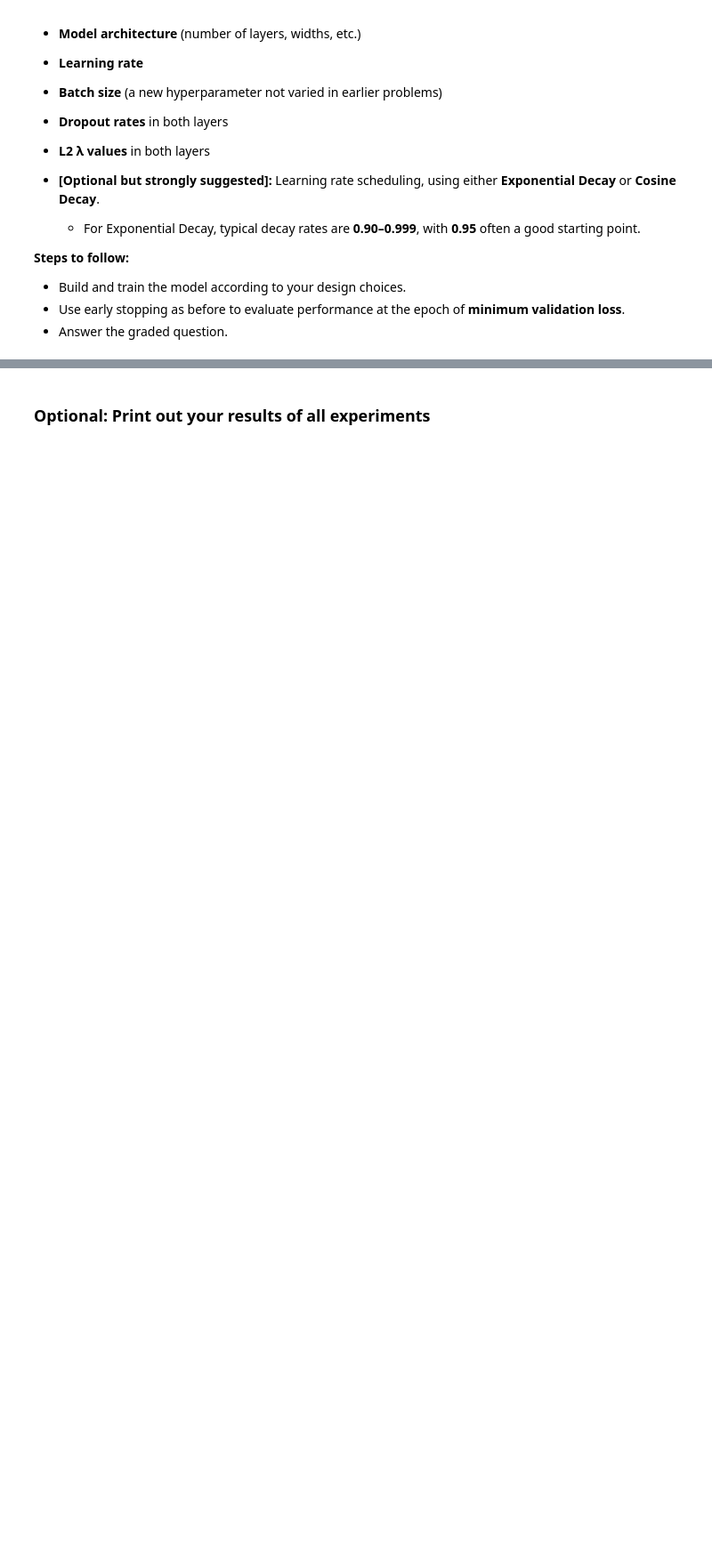
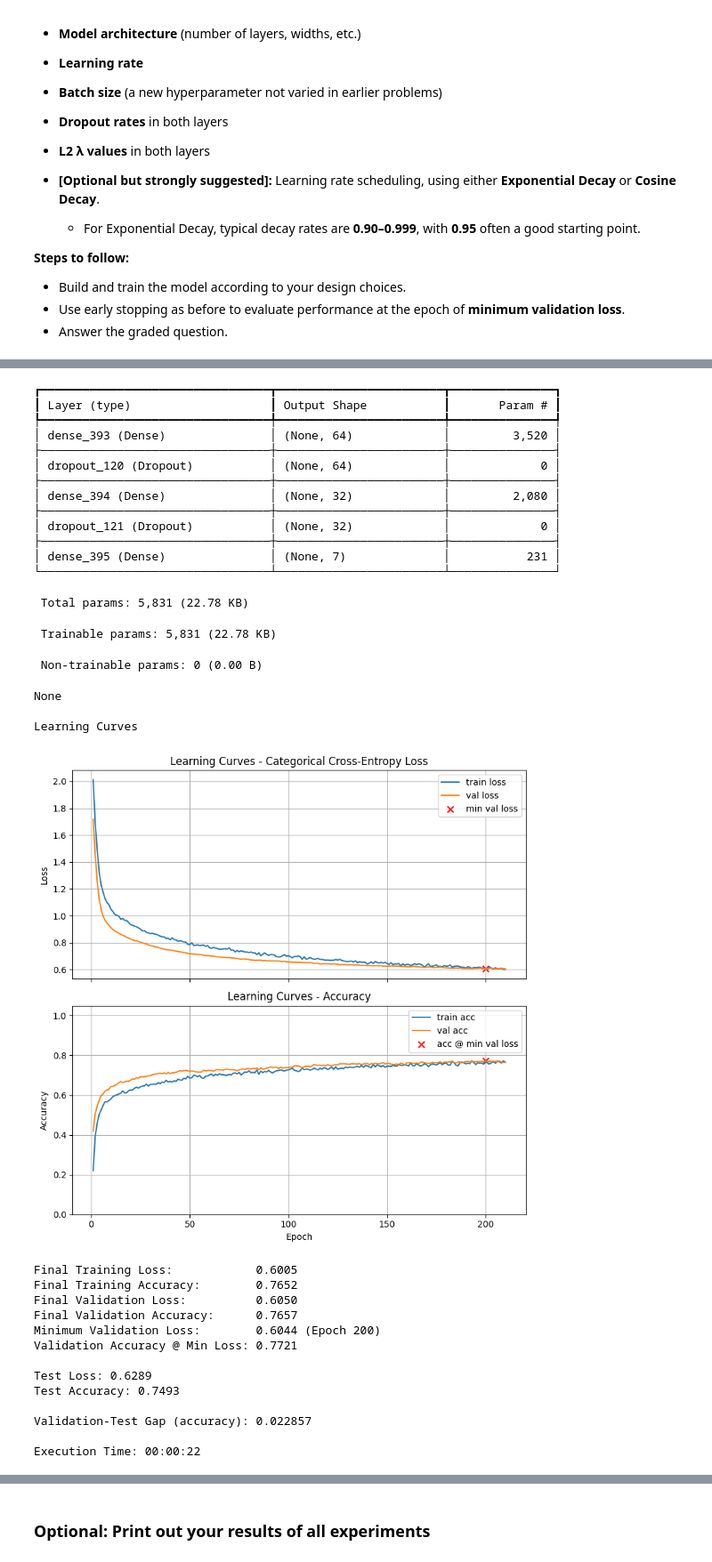
Before and after one commit to calebhadley1/Advanced_ML_and_AI_Coursework, a Jupyter notebook: Homework_03.ipynb, the cells around one changed output, grey strips where cells are left out. Shown at 89% size. Drawn from its saved outputs; the diff is of its cells as text; code cells hidden in the pictures; blank space fills up the shorter version.

```diff
--- a/Homework_03.ipynb
+++ b/Homework_03.ipynb
@@ -1682,0 +1678,18 @@ Execution Time: 00:00:19
+# %%
+# introduce exp decay
+from tensorflow.keras.optimizers.schedules import CosineDecay
+
+decay = ExponentialDecay(initial_learning_rate=1e-3, decay_steps=5_000, decay_rate=0.9)
+
+final_model_trial2 = build_model(
+    n_inputs=X_train.shape[1],
+    # (width, act, l2_lambda, dropout_rate)
+    layer_list=[
+        (64, 'relu', 1e-4, 0.4),
+        (32, 'relu', 1e-3, 0.1)
+    ],
+    n_classes=n_classes
+)
+print(final_model_trial2.summary())
+train_and_test(model=final_model_trial2, lr_schedule=5e-4)
+# %% [output]
@@ -1683,3 +1697,36 @@ Execution Time: 00:00:19
+┏━━━━━━━━━━━━━━━━━━━━━━━━━━━━━━━━━┳━━━━━━━━━━━━━━━━━━━━━━━━┳━━━━━━━━━━━━━━━┓
+┃ Layer (type)                    ┃ Output Shape           ┃       Param # ┃
+┡━━━━━━━━━━━━━━━━━━━━━━━━━━━━━━━━━╇━━━━━━━━━━━━━━━━━━━━━━━━╇━━━━━━━━━━━━━━━┩
+│ dense_393 (Dense)               │ (None, 64)             │         3,520 │
+├─────────────────────────────────┼────────────────────────┼───────────────┤
+│ dropout_120 (Dropout)           │ (None, 64)             │             0 │
+├─────────────────────────────────┼────────────────────────┼───────────────┤
+│ dense_394 (Dense)               │ (None, 32)             │         2,080 │
+├─────────────────────────────────┼────────────────────────┼───────────────┤
+│ dropout_121 (Dropout)           │ (None, 32)             │             0 │
+├─────────────────────────────────┼────────────────────────┼───────────────┤
+│ dense_395 (Dense)               │ (None, 7)              │           231 │
+└─────────────────────────────────┴────────────────────────┴───────────────┘
+ Total params: 5,831 (22.78 KB)
+ Trainable params: 5,831 (22.78 KB)
+ Non-trainable params: 0 (0.00 B)
+None
+
+Learning Curves
+[figure, added]
+Final Training Loss:            0.6005
+Final Training Accuracy:        0.7652
+Final Validation Loss:          0.6050
+Final Validation Accuracy:      0.7657
+Minimum Validation Loss:        0.6044 (Epoch 200)
+Validation Accuracy @ Min Loss: 0.7721
+
+Test Loss: 0.6289
+Test Accuracy: 0.7493
+
+Validation-Test Gap (accuracy): 0.022857
+
+Execution Time: 00:00:22
 # %%
 # Set a6 to the validation accuracy found by this best model
 
```
Also changed, not shown: parts of 5 cells of this notebook.
